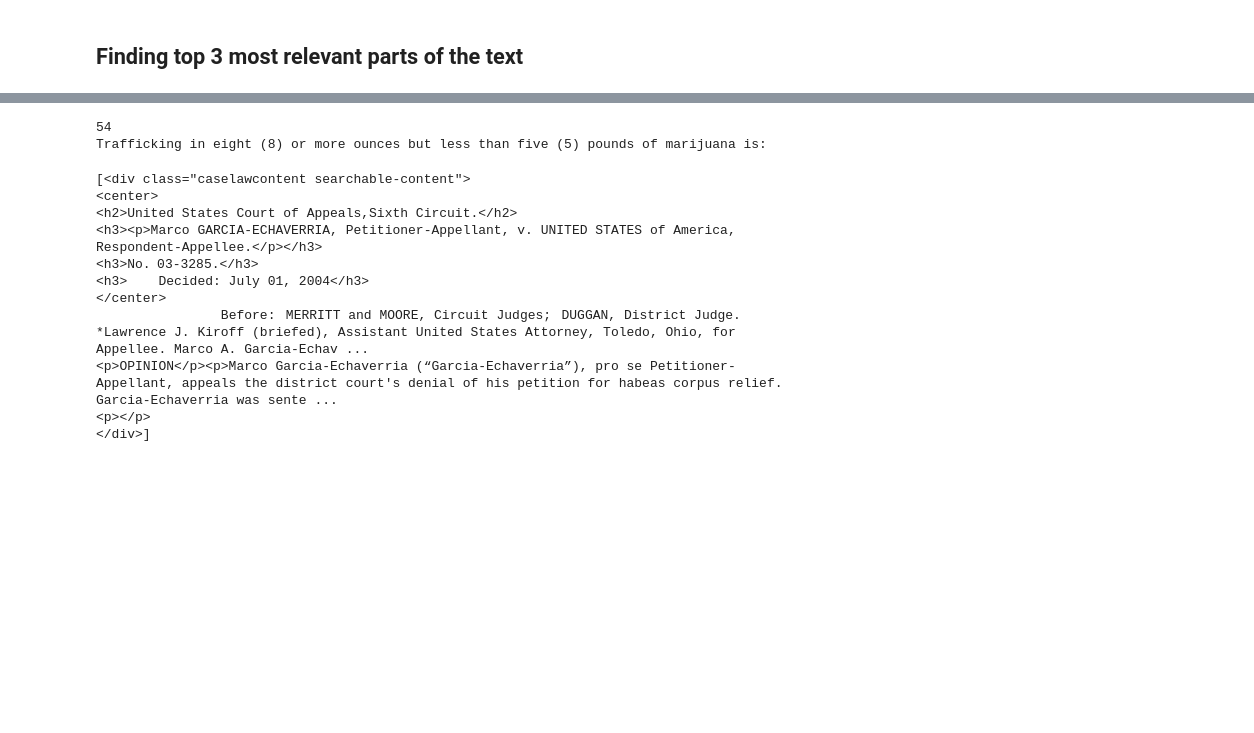
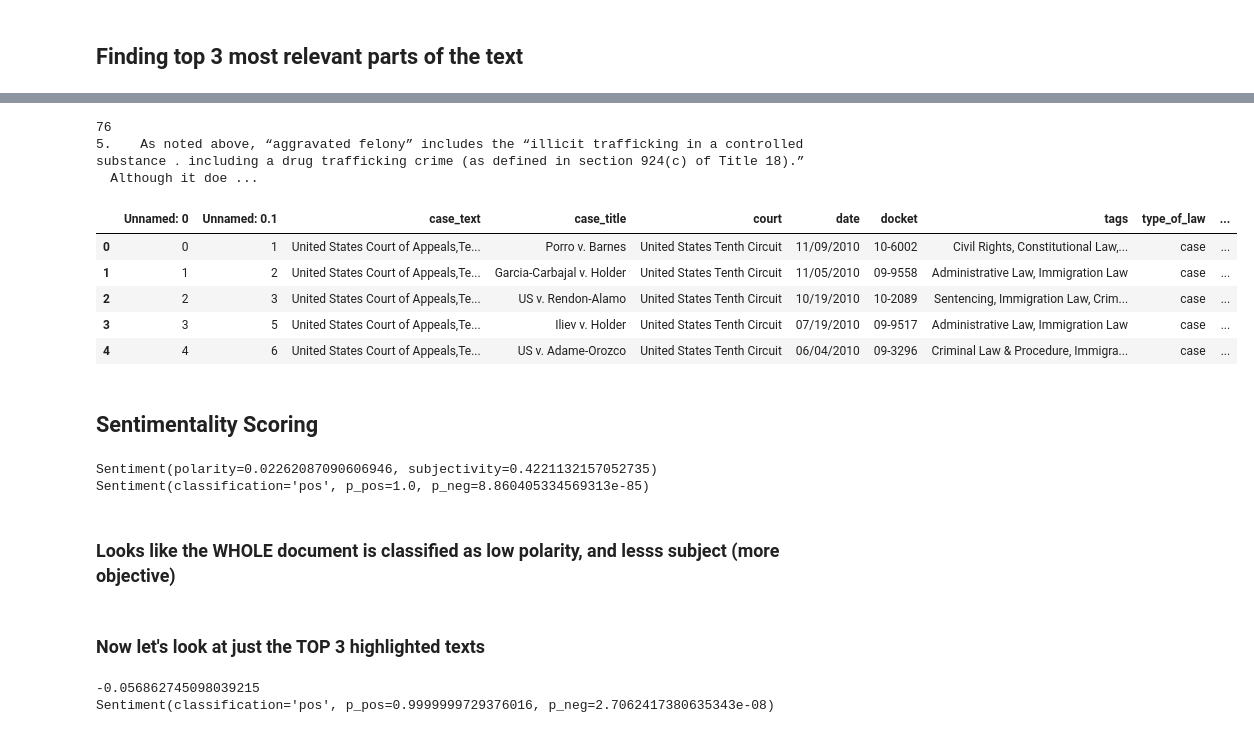
Before and after one commit to 305kev/Capstone_Proposal, a Jupyter notebook: notebooks/Most_relevant_portion_of_case_text_TEST.ipynb, the cells around one changed output, grey strips where cells are left out. Drawn from its saved outputs; the diff is of its cells as text; code cells hidden in the pictures; blank space fills up the shorter version.

```diff
--- a/notebooks/Most_relevant_portion_of_case_text_TEST.ipynb
+++ b/notebooks/Most_relevant_portion_of_case_text_TEST.ipynb
@@ -267,21 +248,64 @@ for paragaph in soup.findAll('p'):
 # print(model[3].html_format[0])
 
 print(len(list_of_paragraphs))
-print(list_of_paragraphs[23])
+print(list_of_paragraphs[69])
 # %% [output]
-54
-Trafficking in eight (8) or more ounces but less than five (5) pounds of marijuana is:
+76
+5.   As noted above, “aggravated felony” includes the “illicit trafficking in a controlled substance ․ including a drug trafficking crime (as defined in section 924(c) of Title 18).”   Although it doe ...
-# %%
-print(data.html_format[index])
-# %% [output]
-[<div class="caselawcontent searchable-content">
-<center>
-<h2>United States Court of Appeals,Sixth Circuit.</h2>
-<h3><p>Marco GARCIA-ECHAVERRIA, Petitioner-Appellant, v. UNITED STATES of America, Respondent-Appellee.</p></h3>
-<h3>No. 03-3285.</h3>
-<h3>    Decided: July 01, 2004</h3>
-</center>
-                Before:  MERRITT and MOORE, Circuit Judges;  DUGGAN, District Judge.  *Lawrence J. Kiroff (briefed), Assistant United States Attorney, Toledo, Ohio, for Appellee. Marco A. Garcia-Echav ...
-<p>OPINION</p><p>Marco Garcia-Echaverria (“Garcia-Echaverria”), pro se Petitioner-Appellant, appeals the district court's denial of his petition for habeas corpus relief.   Garcia-Echaverria was sente ...
-<p></p>
-</div>]
+# %%
+# print(data.html_format[index])
+
+# raw_text = [word.getText() for word in soup.prettify()]
+
+# list_of_paragraphs
+# str_= str(html.encode("ascii", "ignore").replace("\n", ''))
+# print(str_)
+
+data.head()
+# %% [output]
+|  | Unnamed: 0 | Unnamed: 0.1 | case_text | case_title | court | date | docket | tags | type_of_law | ... |
+| 0 | 0 | 1 | United States Court of Appeals,Te... | Porro v. Barnes | United States Tenth Circuit | 11/09/2010 | 10-6002 | Civil Rights, Constitutional Law,... | case | ... |
+| 1 | 1 | 2 | United States Court of Appeals,Te... | Garcia-Carbajal v. Holder | United States Tenth Circuit | 11/05/2010 | 09-9558 | Administrative Law, Immigration Law | case | ... |
+| 2 | 2 | 3 | United States Court of Appeals,Te... | US v. Rendon-Alamo | United States Tenth Circuit | 10/19/2010 | 10-2089 | Sentencing, Immigration Law, Crim... | case | ... |
+| 3 | 3 | 5 | United States Court of Appeals,Te... | Iliev v. Holder | United States Tenth Circuit | 07/19/2010 | 09-9517 | Administrative Law, Immigration Law | case | ... |
+| 4 | 4 | 6 | United States Court of Appeals,Te... | US v. Adame-Orozco | United States Tenth Circuit | 06/04/2010 | 09-3296 | Criminal Law & Procedure, Immigra... | case | ... |
+# %% [markdown]
+## Sentimentality Scoring
+# %%
+from textblob import TextBlob
+# document = model[3].case_text[4213]
+# string = string()
+stringy = str(" ".join(list_of_paragraphs).encode("ascii", "ignore"))
+
+opinion = TextBlob(string)
+print (opinion.sentiment)
+
+from textblob.sentiments import NaiveBayesAnalyzer
+opinion = TextBlob(string, analyzer=NaiveBayesAnalyzer())
+print (opinion.sentiment)
+# %% [output]
+Sentiment(polarity=0.02262087090606946, subjectivity=0.4221132157052735)
+Sentiment(classification='pos', p_pos=1.0, p_neg=8.860405334569313e-85)
+# %% [markdown]
+###  Looks like the WHOLE document is classified as low polarity, and lesss subject (more objective)
+# %% [markdown]
+### Now let's look at just the TOP 3 highlighted texts
+# %%
+####QUERY: What is the penalty for drug trafficking?
+legal_query = ['What is the penalty for drug trafficking?']
+data = model[3]
+index = 4213
+html = data.html_format[index]
+results = get_most_relevant_part(index, data, legal_query, top_n=3, highlight_num = 3)
+
+list_of_top_3 = [res for res in results]
+string_of_top_3 = str(" ".join(list_of_top_3).encode("ascii", "ignore"))
+
+opinion = TextBlob(string_of_top_3)
+print (opinion.sentiment[0])
+
+opinion = TextBlob(string_of_top_3, analyzer=NaiveBayesAnalyzer())
+print (opinion.sentiment)
+# %% [output]
+-0.056862745098039215
+Sentiment(classification='pos', p_pos=0.9999999729376016, p_neg=2.7062417380635343e-08)
```
Also changed, not shown: parts of 7 cells of this notebook, 17 other files.
